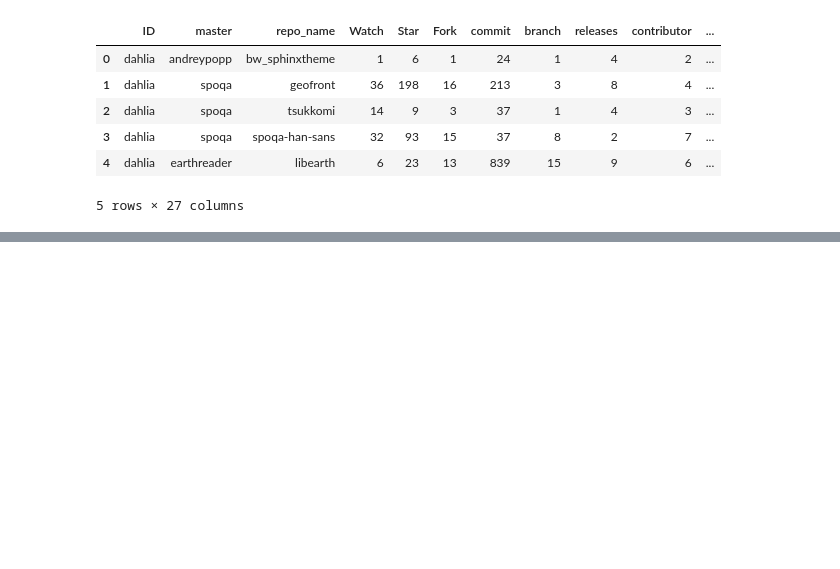
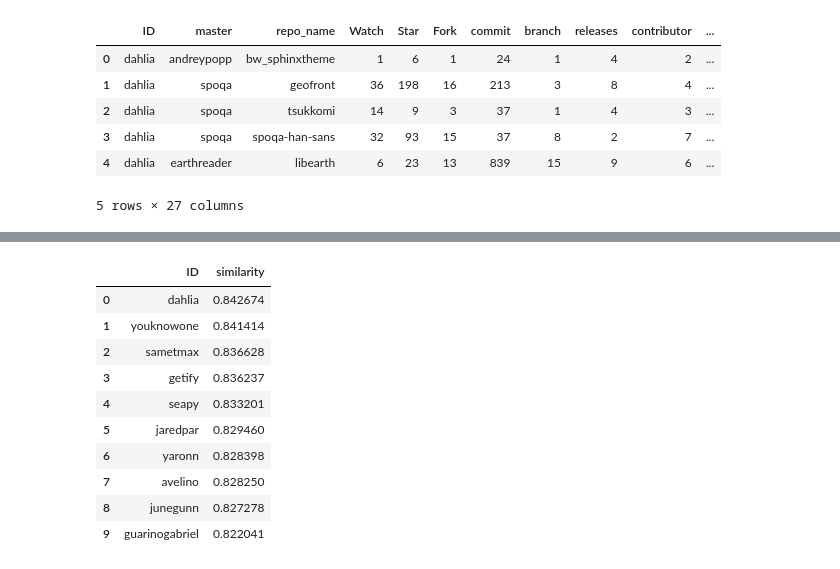
Before and after one commit to bambit21/Github-recommendation-system-using-word2vec, a Jupyter notebook: collaborative filtering modeling.ipynb, the cells around one changed output, grey strips where cells are left out. Drawn from its saved outputs; the diff is of its cells as text; code cells hidden in the pictures; blank space fills up the shorter version.

```diff
--- a/collaborative filtering modeling.ipynb
+++ b/collaborative filtering modeling.ipynb
@@ -330,0 +272,4 @@ Wall time: 17.1 s
+# %%
+%%time
+recommend_please("milooy")
+# %% [output]
@@ -330,0 +278,11 @@ Wall time: 17.1 s
+|  | ID | similarity |
+| 0 | dahlia | 0.842674 |
+| 1 | youknowone | 0.841414 |
+| 2 | sametmax | 0.836628 |
+| 3 | getify | 0.836237 |
+| 4 | seapy | 0.833201 |
+| 5 | jaredpar | 0.829460 |
+| 6 | yaronn | 0.828398 |
+| 7 | avelino | 0.828250 |
+| 8 | junegunn | 0.827278 |
+| 9 | guarinogabriel | 0.822041 |
```
Also changed, not shown: parts of 26 cells of this notebook.
